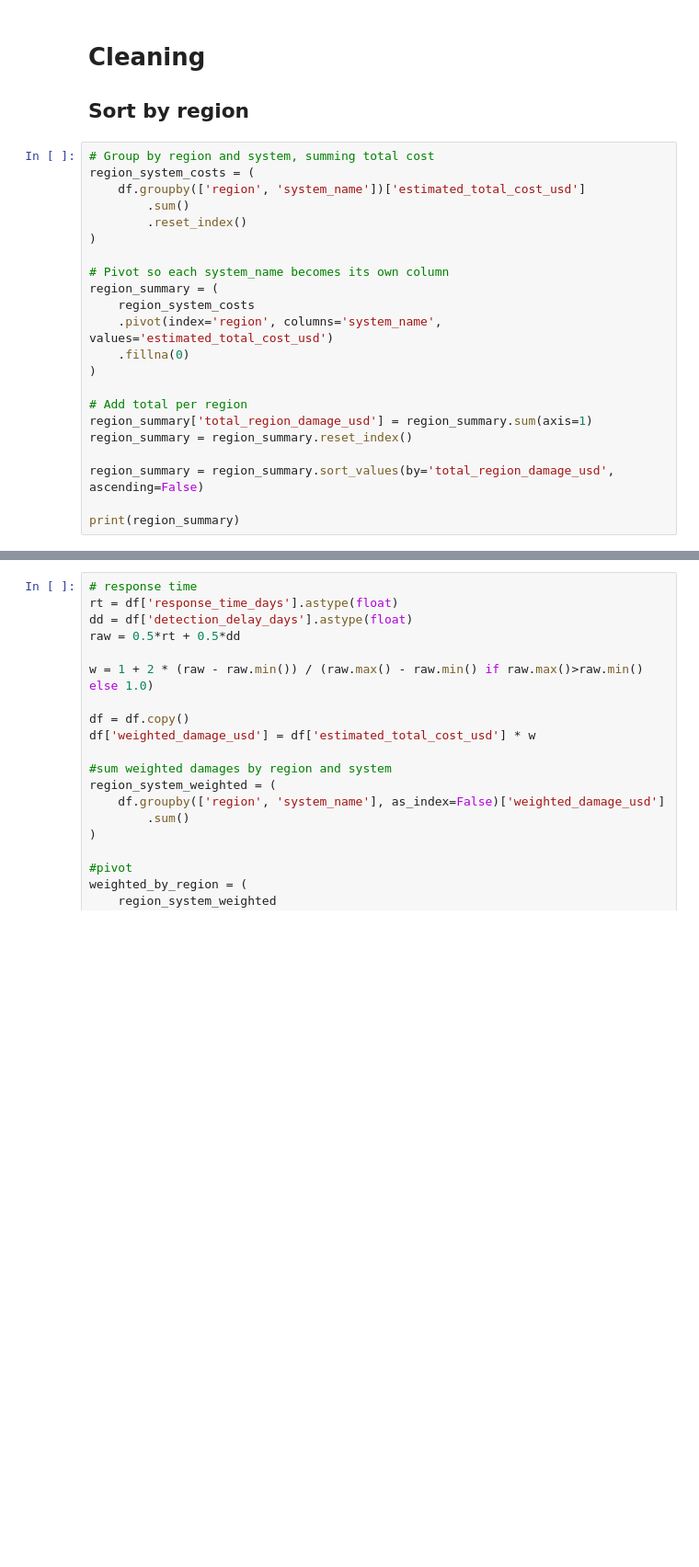
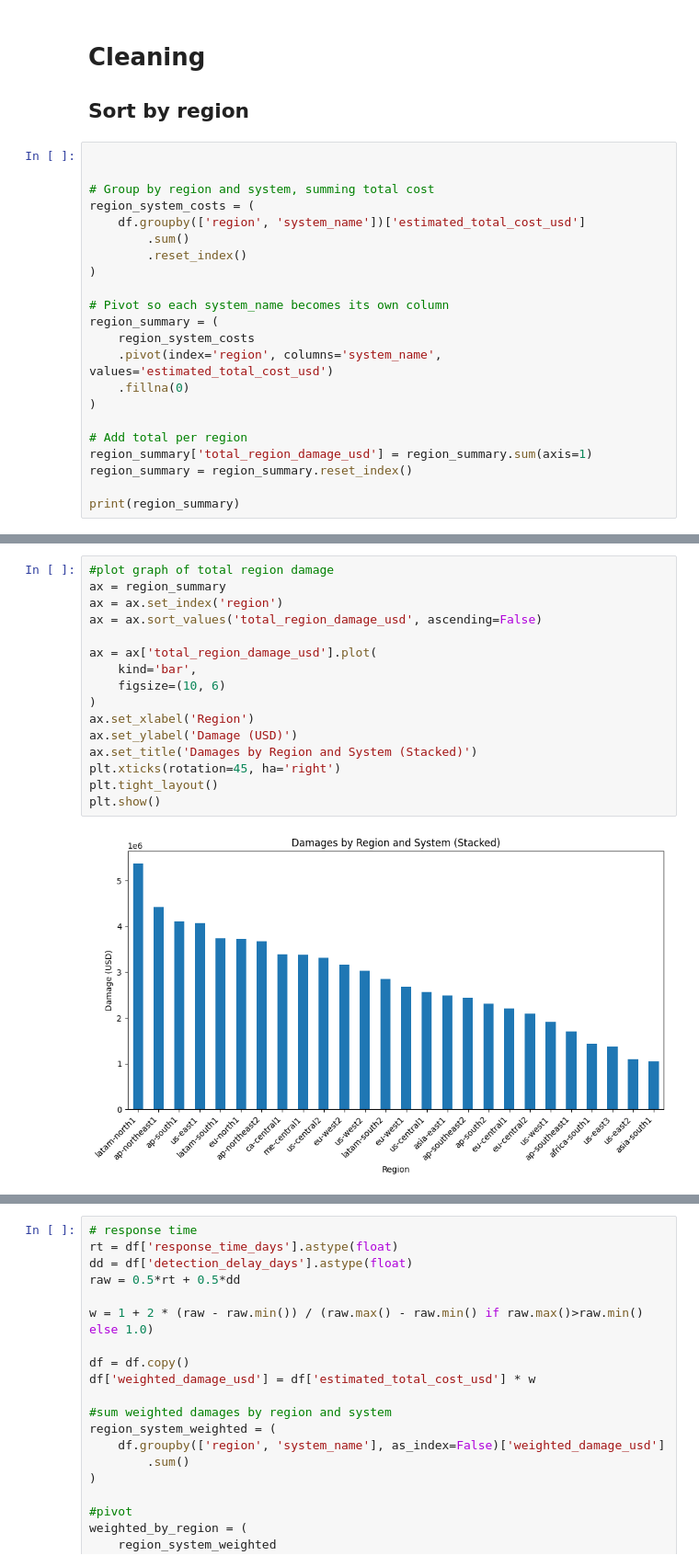
Before and after one commit to ssinlao/mini-data-analysts, a Jupyter notebook: mini-itc-code.ipynb, the cells around one changed output, grey strips where cells are left out. Shown at 92% size. Cells and saved outputs as stored; diff of their text form; blank space fills up the shorter version.

```diff
--- a/mini-itc-code.ipynb
+++ b/mini-itc-code.ipynb
@@ -50,6 +74,8 @@ memory usage: 7.9+ KB
 # Cleaning
 ## Sort by region
 # %%
+
+
 # Group by region and system, summing total cost
 region_system_costs = (
     df.groupby(['region', 'system_name'])['estimated_total_cost_usd']
@@ -68,8 +94,6 @@ region_summary = (
 region_summary['total_region_damage_usd'] = region_summary.sum(axis=1)
 region_summary = region_summary.reset_index()
 
-region_summary = region_summary.sort_values(by='total_region_damage_usd', ascending=False)
-
 print(region_summary)
 # %% [output]
 system_name         region  Analytics     Billing         CRM          HR  \
@@ -92,2 +116,20 @@ system_name         region  Analytics     Billing         CRM          HR  \
+# %%
+#plot graph of total region damage
+ax = region_summary
+ax = ax.set_index('region')
+ax = ax.sort_values('total_region_damage_usd', ascending=False)
+
+ax = ax['total_region_damage_usd'].plot(
+    kind='bar',
+    figsize=(10, 6)
+)
+ax.set_xlabel('Region')
+ax.set_ylabel('Damage (USD)')
+ax.set_title('Damages by Region and System (Stacked)')
+plt.xticks(rotation=45, ha='right')
+plt.tight_layout()
+plt.show()
+# %% [output]
+[figure, added]
 # %%
 #plot graph
```
Also changed, not shown: parts of 6 cells of this notebook.
